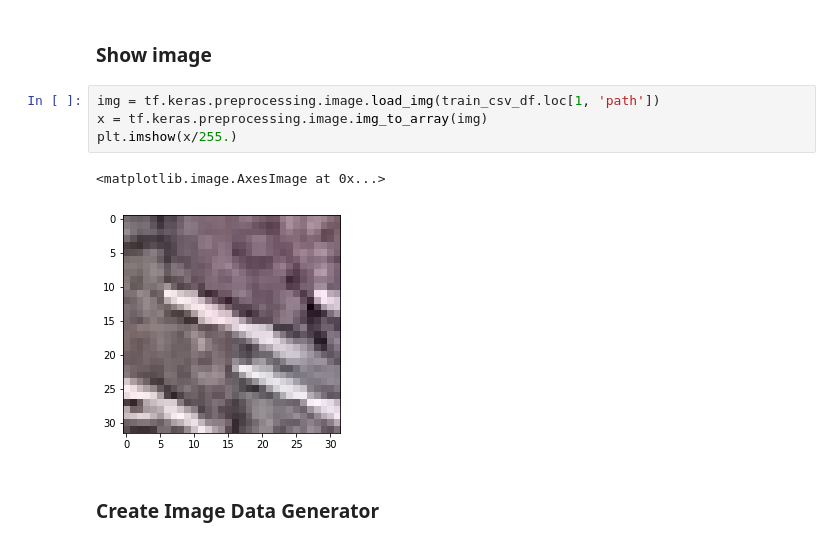
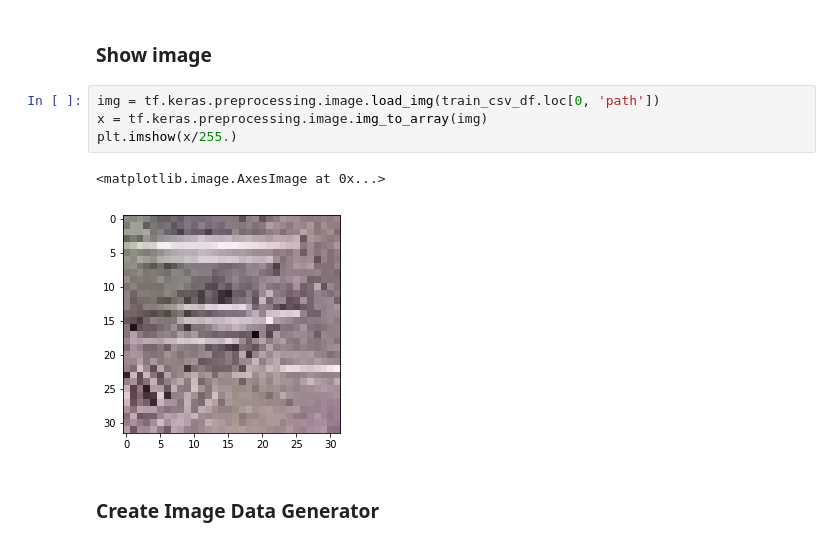
Before and after one commit to lipinski/kaggle-projects, a Jupyter notebook: aerial-cactus-identification/model.ipynb, the cells around one changed output. Cells and saved outputs as stored; diff of their text form.

```diff
--- a/aerial-cactus-identification/model.ipynb
+++ b/aerial-cactus-identification/model.ipynb
@@ -53,12 +64,12 @@ train_csv_df.apply(lambda x: os.rename(os.path.join(train_dir, x[0]), x[3]), axi
 # %% [markdown]
 ### Show image
 # %%
-img = tf.keras.preprocessing.image.load_img(train_csv_df.loc[1, 'path'])
+img = tf.keras.preprocessing.image.load_img(train_csv_df.loc[0, 'path'])
 x = tf.keras.preprocessing.image.img_to_array(img)
 plt.imshow(x/255.)
 # %% [output]
 <matplotlib.image.AxesImage at 0x...>
-[figure, old version]
+[figure, new version]
 # %% [markdown]
 ### Create Image Data Generator
 # %%
```
Also changed, not shown: parts of 16 cells of this notebook.
